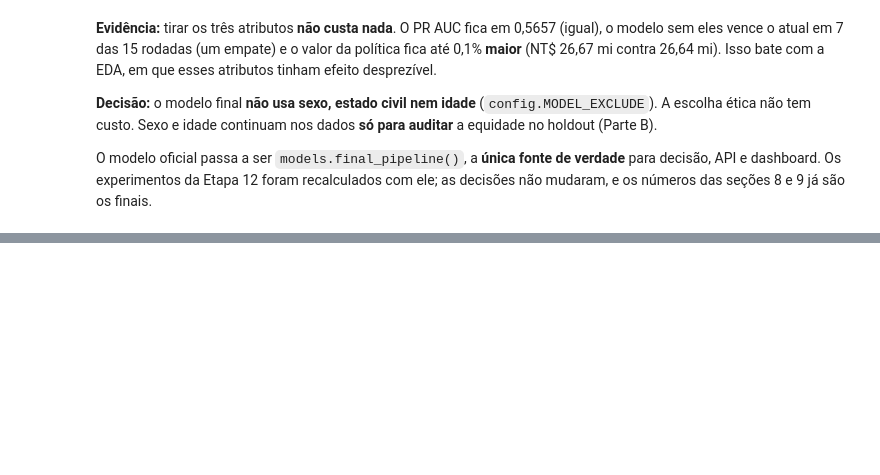
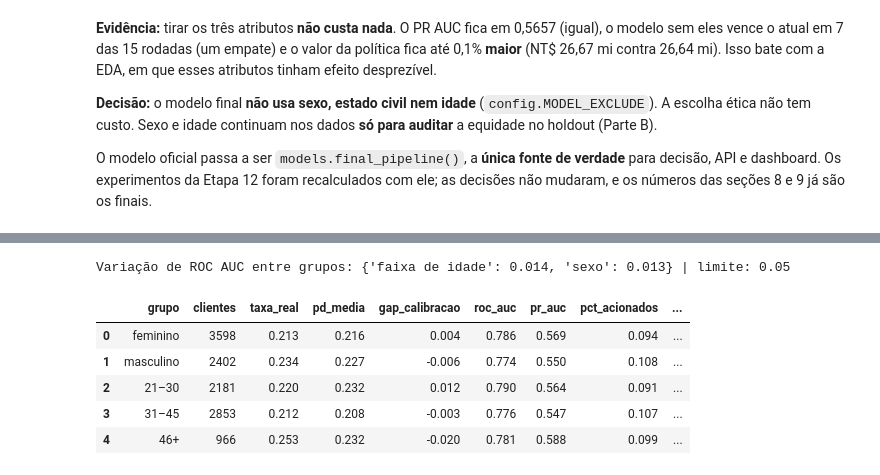
Before and after one commit to RToyoyama/credit-risk-semantix, a Jupyter notebook: notebooks/03_modelagem_e_decisao.ipynb, the cells around one changed output, grey strips where cells are left out. Cells and saved outputs as stored; diff of their text form; code cells hidden in the pictures; blank space fills up the shorter version.

```diff
--- a/notebooks/03_modelagem_e_decisao.ipynb
+++ b/notebooks/03_modelagem_e_decisao.ipynb
@@ -871,0 +968,19 @@ O modelo oficial passa a ser `models.final_pipeline()`, a **única fonte de verd
+# %%
+fair = pd.read_csv(config.REPORTS_DIR / "holdout_fairness.csv")
+fair["alerta_calibracao"] = fair["gap_calibracao"].abs() > config.FAIRNESS_CALIBRATION_GAP
+auc_range = fair.groupby("atributo")["roc_auc"].agg(lambda s: s.max() - s.min())
+print(
+    "Variação de ROC AUC entre grupos:",
+    auc_range.round(3).to_dict(),
+    "| limite:",
+    config.FAIRNESS_AUC_GAP,
+)
+fair.round(3)
+# %% [output]
+Variação de ROC AUC entre grupos: {'faixa de idade': 0.014, 'sexo': 0.013} | limite: 0.05
+|  | grupo | clientes | taxa_real | pd_media | gap_calibracao | roc_auc | pr_auc | pct_acionados | ... |
+| 0 | feminino | 3598 | 0.213 | 0.216 | 0.004 | 0.786 | 0.569 | 0.094 | ... |
+| 1 | masculino | 2402 | 0.234 | 0.227 | -0.006 | 0.774 | 0.550 | 0.108 | ... |
+| 2 | 21–30 | 2181 | 0.220 | 0.232 | 0.012 | 0.790 | 0.564 | 0.091 | ... |
+| 3 | 31–45 | 2853 | 0.212 | 0.208 | -0.003 | 0.776 | 0.547 | 0.107 | ... |
+| 4 | 46+ | 966 | 0.253 | 0.232 | -0.020 | 0.781 | 0.588 | 0.099 | ... |
```
Also changed, not shown: parts of 13 cells of this notebook, 19 other files.
